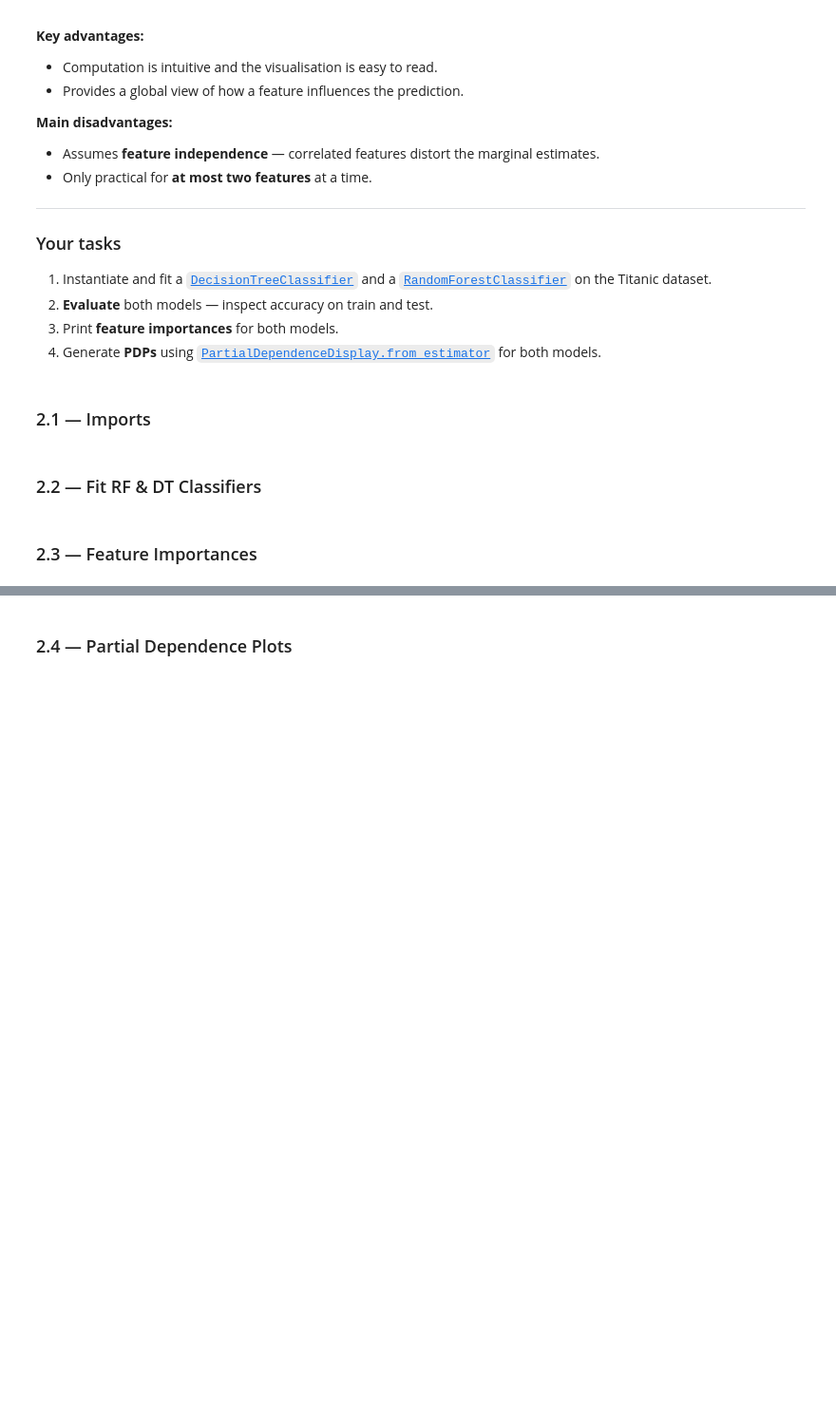
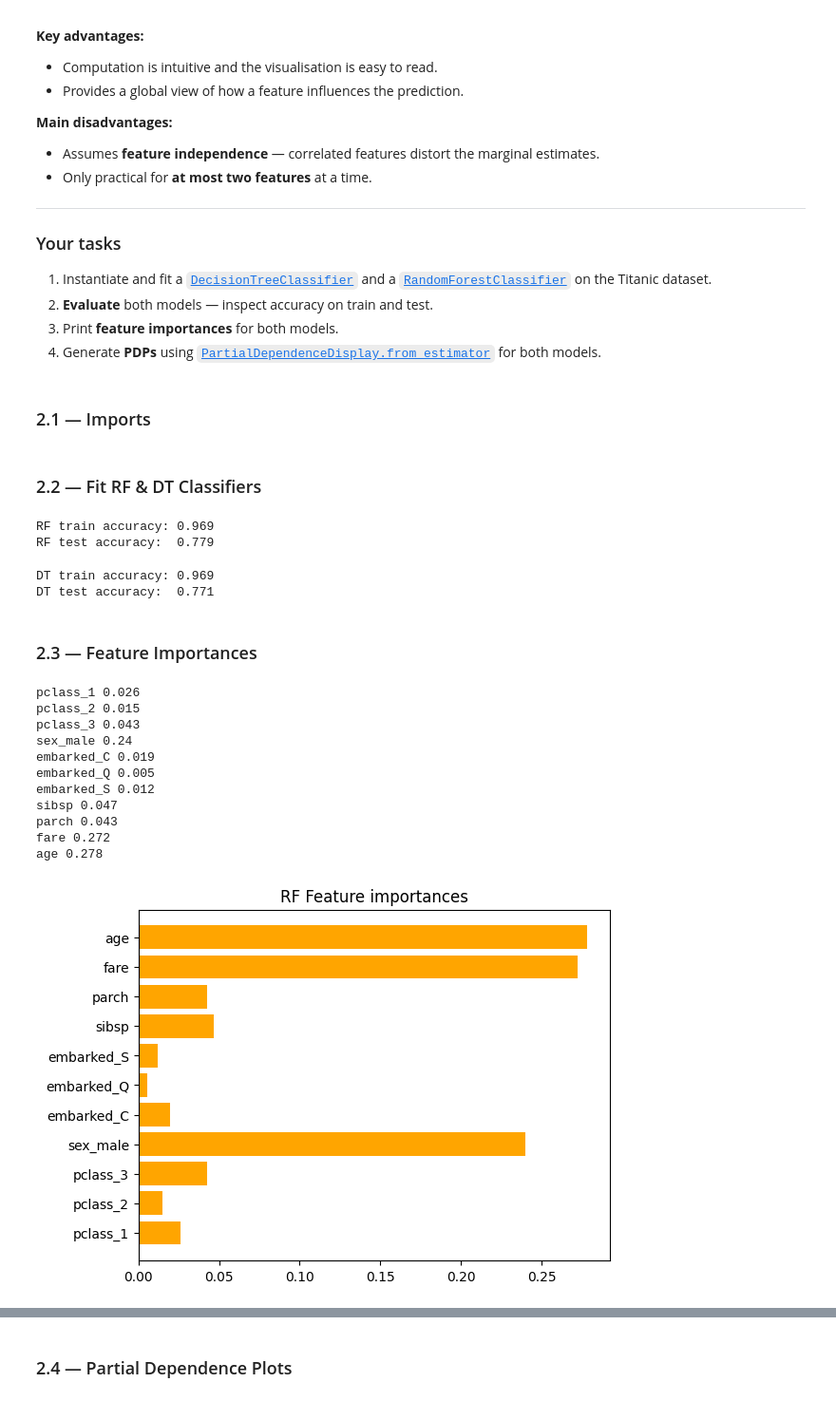
Before and after one commit to Arthvrr/Explanaible-AI-Labs, a Jupyter notebook: Lab 2/Lab02_Global_post_hoc_2026.ipynb, the cells around one changed output, grey strips where cells are left out. Shown at 95% size. Saved outputs shown, nothing was run; the diff lists cells and outputs as text; code cells hidden in the pictures; blank space fills up the shorter version.

```diff
--- a/Lab 2/Lab02_Global_post_hoc_2026.ipynb
+++ b/Lab 2/Lab02_Global_post_hoc_2026.ipynb
@@ -588,2 +578,36 @@ from sklearn.datasets import make_classification
+# %%
+#### START CODE HERE ####
+# Limit tree capacity to prevent overfitting
+rf = Pipeline(
+    [
+        ("preprocess", preprocessing),
+        ("classifier", RandomForestClassifier(random_state=42)),
+    ]
+)
+rf.fit(X_train, y_train)
+
+print(f"RF train accuracy: {rf.score(X_train, y_train):.3f}")
+print(f"RF test accuracy:  {rf.score(X_test, y_test):.3f}")
+#### END CODE HERE ####
+# %% [output]
+RF train accuracy: 0.969
+RF test accuracy:  0.779
+# %%
+#### START CODE HERE ####
+# Limit tree capacity to prevent overfitting
+dt = Pipeline(
+    [
+        ("preprocess", preprocessing),
+        ("classifier", DecisionTreeClassifier(random_state=42)),
+    ]
+)
+dt.fit(X_train, y_train)
+
+print(f"DT train accuracy: {dt.score(X_train, y_train):.3f}")
+print(f"DT test accuracy:  {dt.score(X_test, y_test):.3f}")
+#### END CODE HERE ####
+# %% [output]
+DT train accuracy: 0.969
+DT test accuracy:  0.771
 # %% [markdown]
 ### 2.3 — Feature Importances
@@ -599,0 +614,26 @@ from sklearn.datasets import make_classification
+# %%
+#### START CODE HERE ####
+rf_importance = rf.named_steps['classifier'].feature_importances_ #.named_steps pour accéder aux différentes étapes du Pipeline grâce à leur nom
+rf_features_names = rf.named_steps['preprocess'].get_feature_names_out()
+
+for i,j in zip(rf_importance,rf_features_names):
+    print(j,round(i,3))
+
+plt.barh(rf_features_names, rf_importance, color='orange')
+plt.title("RF Feature importances")
+plt.show()
+
+#### END CODE HERE ####
+# %% [output]
+pclass_1 0.026
+pclass_2 0.015
+pclass_3 0.043
+sex_male 0.24
+embarked_C 0.019
+embarked_Q 0.005
+embarked_S 0.012
+sibsp 0.047
+parch 0.043
+fare 0.272
+age 0.278
+[figure, added]
```
Also changed, not shown: parts of 22 cells of this notebook, 1 other file.
